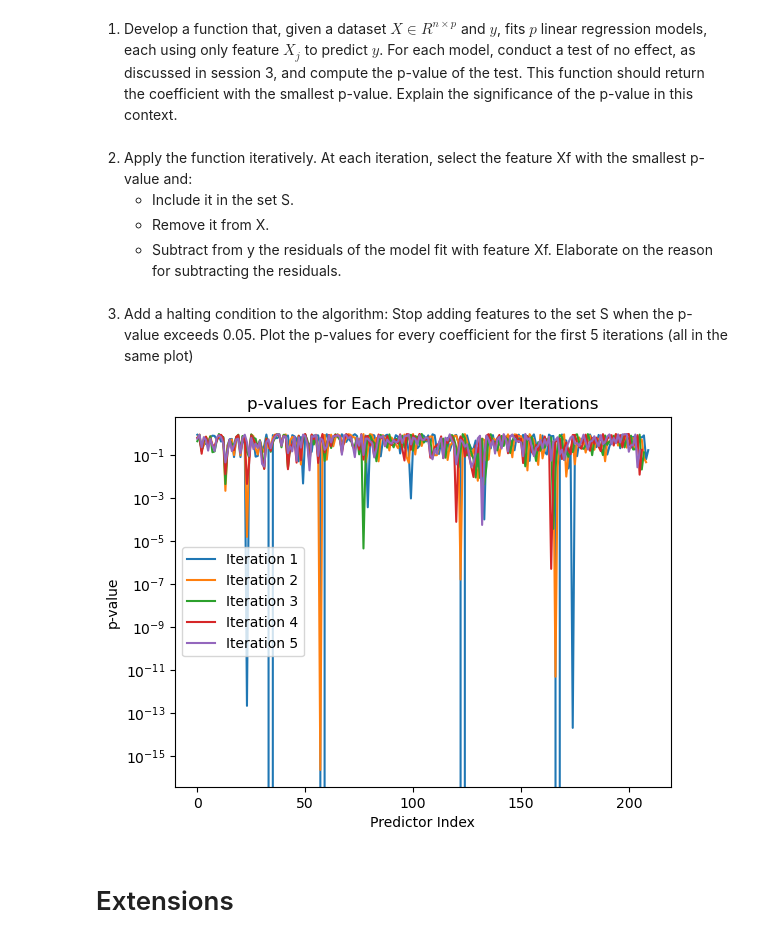
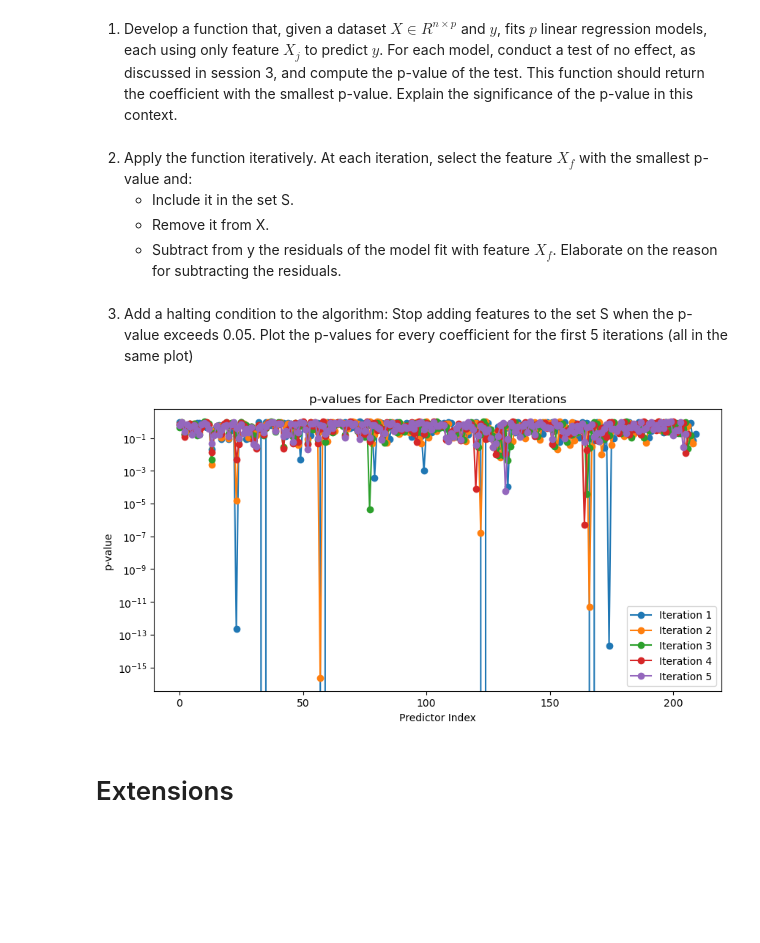
Before and after one commit to lmcastanedame/SD-TSIA204_TP2_Linear-Regression, a Jupyter notebook: TP2 - SD-TSIA204.ipynb, the cells around one changed output. Saved outputs shown, nothing was run; the diff lists cells and outputs as text; code cells hidden in the pictures; blank space fills up the shorter version.

```diff
--- a/TP2 - SD-TSIA204.ipynb
+++ b/TP2 - SD-TSIA204.ipynb
@@ -109,18 +109,18 @@ for the CI seen in session 3
 import numpy as np
 from scipy import stats
 
-theta = inv(X.T.dot(X)).dot(X.T).dot(y) # theta using the Normal Equation.
-y_pred = X.dot(theta) # predicted values.
-residuals = y - y_pred # residuals.
+theta = inv(X_train.T.dot(X_train)).dot(X_train.T).dot(y_train) # theta using the Normal Equation.
+y_pred = X_train.dot(theta) # predicted values.
+residuals = y_train - y_pred # residuals.
 
 n, m = X.shape
-sigma_squared = (residuals.T.dot(residuals)) / (n - m)
-var_theta = sigma_squared * inv(X.T.dot(X)) # variance of residuals.
+sigma_squared = (residuals.T.dot(residuals)) / (n - 2)
+var_theta = sigma_squared * inv(X_train.T.dot(X_train)) # variance of residuals.
 
 stderrs = np.sqrt(np.diag(var_theta)) # standard errors for each coefficient.
 
 alpha = 0.01
-t_crit = stats.t.ppf(1 - alpha / 2, df=n - m) # critical t-value.
+t_crit = stats.t.ppf(1 - alpha / 2, df=n - 2) # critical t-value.
 
 # Calculate confidence intervals.
 conf_intervals = [(theta[i] - t_crit * stderrs[i], theta[i] + t_crit * stderrs[i]) for i in range(m)]
@@ -255,23 +243,14 @@ The coding process is as follows:
 # %% [markdown]
 1. Develop a function that, given a dataset $X \in R^{n \times p}$ and $y$, fits $p$ linear regression models, each using only feature $X_j$ to predict $y$. For each model, conduct a test of no effect, as discussed in session 3, and compute the p-value of the test. This function should return the coefficient with the smallest p-value. Explain the significance of the p-value in this context.
 # %% [markdown]
-2. Apply the function iteratively. At each iteration, select the feature Xf with the smallest p-value and:
+2. Apply the function iteratively. At each iteration, select the feature $X_f$ with the smallest p-value and:
     - Include it in the set S.
     - Remove it from X.
-    - Subtract from y the residuals of the model fit with feature Xf. Elaborate on the reason for subtracting the residuals.
+    - Subtract from y the residuals of the model fit with feature $X_f$. Elaborate on the reason for subtracting the residuals.
 # %% [markdown]
 3. Add a halting condition to the algorithm: Stop adding features to the set S when the p-value exceeds 0.05. Plot the p-values for every coefficient for the first 5 iterations (all in the same plot)
 # %%
-import numpy as np
-import matplotlib.pyplot as plt
-from scipy import stats
-
 def fit_single_predictor_models(X, y):
-
-    # Returns:
-    # int: Index of the predictor with the smallest p-value.
-    # float: The smallest p-value.
-    # numpy.ndarray: Coefficients of the best predictor model.
 
     n, p = X.shape
     p_values = []
@@ -337,35 +316,36 @@ def forward_selection(X, y, significance_level=0.05):
         X_f_with_intercept = np.hstack((np.ones((X_f.shape[0], 1)), X_f))
         y_pred = X_f_with_intercept @ best_model_coefficients
         current_residuals -= y_pred.squeeze()  # Use squeeze to ensure it's a 1D array
 
         # Remove the selected feature from X
         X = np.delete(X, best_index, axis=1)
 
         # If we have done 5 iterations, break
         if len(p_values_over_iterations) == 5:
             break
 
     return selected_features, p_values_over_iterations
 
 # Plotting function
 def plot_p_values(p_values_over_iterations):
+    plt.figure(figsize=(10, 5))
     for i, p_values in enumerate(p_values_over_iterations):
-        plt.plot(p_values, label=f'Iteration {i+1}')
+        plt.plot(p_values, label=f'Iteration {i+1}', marker = 'o')
 
     plt.xlabel('Predictor Index')
     plt.ylabel('p-value')
     plt.title('p-values for Each Predictor over Iterations')
     plt.legend()
     plt.yscale('log')  # Use logarithmic scale for better visibility
     plt.show()
 
 # Perform forward selection on the synthetic data
 selected_features, p_values_over_iterations = forward_selection(X_train, y_train)
 
 # Plot the p-values
 plot_p_values(p_values_over_iterations)
 # %% [output]
-[figure, old version]
+[figure, new version]
 # %% [markdown]
 # Extensions
 # %%
```
Also changed, not shown: parts of 8 cells of this notebook.
